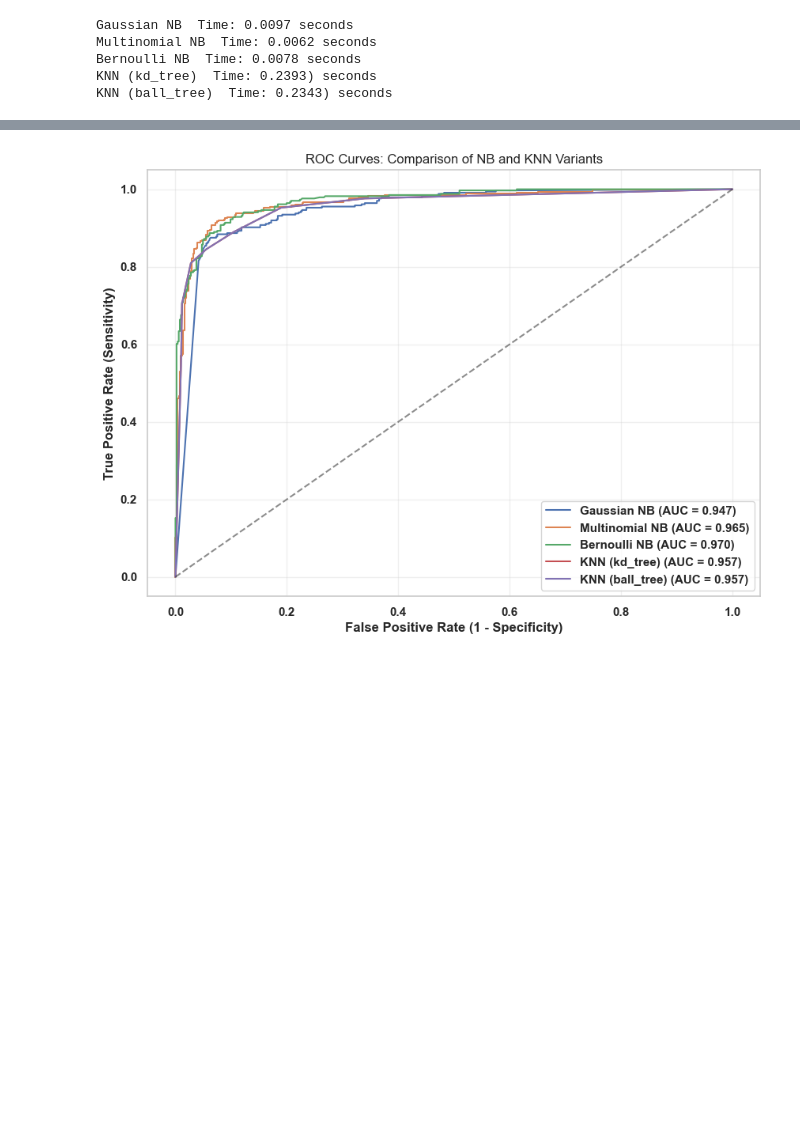
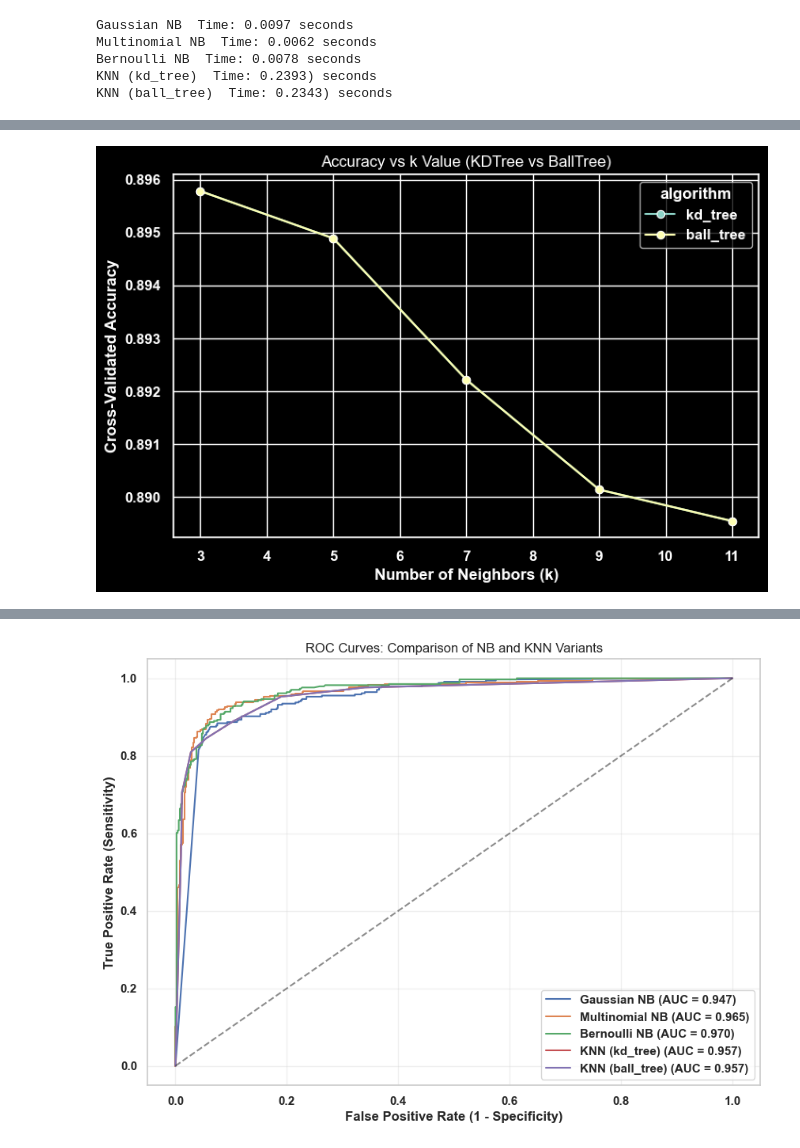
Before and after one commit to AvGeeky/ML_Lab_Sai, a Jupyter notebook: Ex2/Ex2.ipynb, the cells around one changed output, grey strips where cells are left out. Drawn from its saved outputs; the diff is of its cells as text; code cells hidden in the pictures; blank space fills up the shorter version.

```diff
--- a/Ex2/Ex2.ipynb
+++ b/Ex2/Ex2.ipynb
@@ -165,3 +195,47 @@ plt.show()
+# %%
+k_values = [3, 5, 7, 9, 11]
+knn_results = []
+
+for k in k_values:
+    for algo in ['kd_tree', 'ball_tree']:
+        knn = KNeighborsClassifier(
+            n_neighbors=k,
+            algorithm=algo,
+            metric='minkowski'
+        )
+
+        scores = cross_val_score(
+            knn,
+            X_train_scaled,
+            y_train,
+            cv=5,
+            scoring='accuracy'
+        )
+
+        knn_results.append({
+            'k': k,
+            'algorithm': algo,
+            'accuracy': scores.mean()
+        })
+
+df_knn = pd.DataFrame(knn_results)
+
+plt.figure(figsize=(8,5))
+sns.lineplot(
+    data=df_knn,
+    x='k',
+    y='accuracy',
+    hue='algorithm',
+    marker='o'
+)
+
+plt.title("Accuracy vs k Value (KDTree vs BallTree)")
+plt.xlabel("Number of Neighbors (k)")
+plt.ylabel("Cross-Validated Accuracy")
+plt.grid(True)
+plt.show()
+# %% [output]
+[figure, added]
 # %%
 def plot_learning_curves(model, X, y, title):
     train_sizes, train_scores, test_scores = learning_curve(
```
Also changed, not shown: parts of 6 cells of this notebook, 3 other files.
